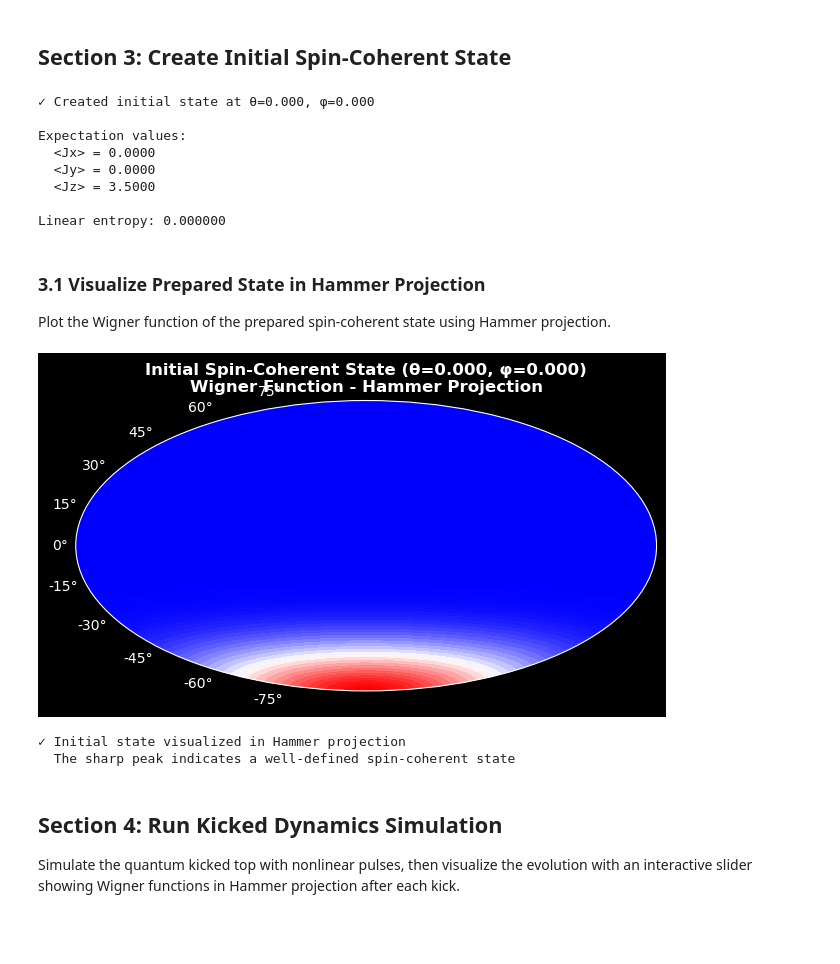
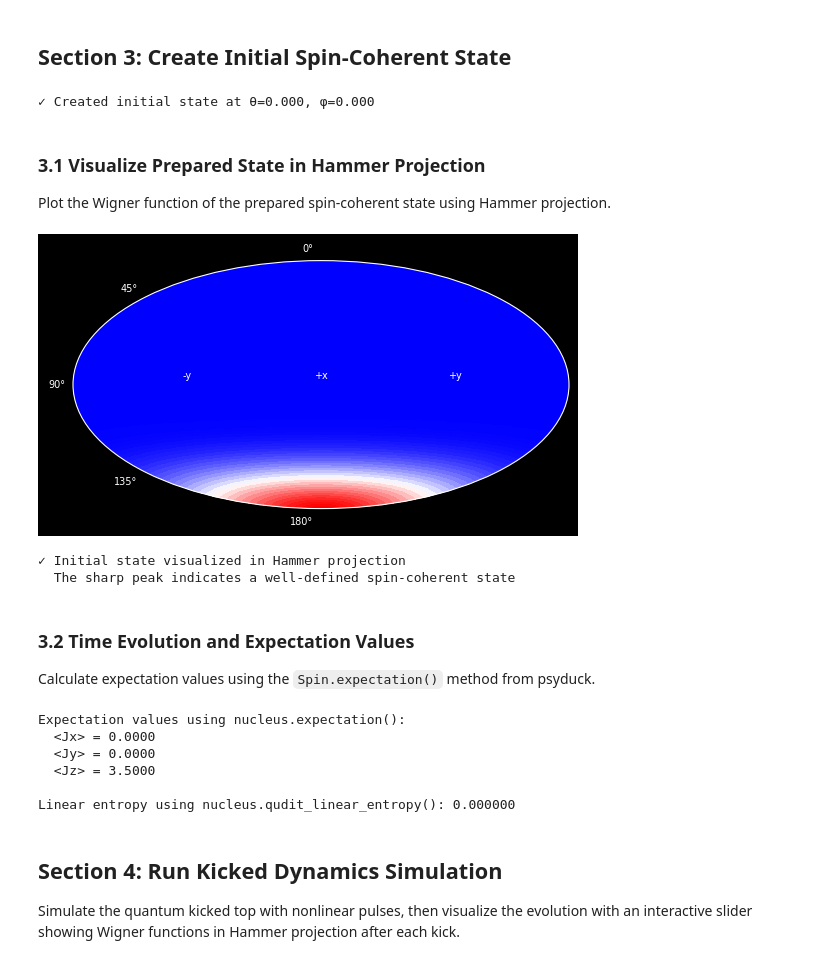
Before and after one commit to arjenvaartjes/Psyduck, a Jupyter notebook: examples/chaosqkt/ChaosQKT_psyduck.ipynb, the cells around one changed output. Drawn from its saved outputs; the diff is of its cells as text; code cells hidden in the pictures; blank space fills up the shorter version.

```diff
--- a/examples/chaosqkt/ChaosQKT_psyduck.ipynb
+++ b/examples/chaosqkt/ChaosQKT_psyduck.ipynb
@@ -64,59 +72,61 @@ print(f"✓ Spin operators created (shape: {Ix.shape})")
 theta = 0
 phi = 0
 
-psi_initial = qkt.initial_state(theta, phi, I)
+# Use the spin.py method to create the displaced coherent state
+nucleus.make_displaced_coherent_state(theta=theta, phi=phi)
+psi_initial = nucleus.state
 
 print(f"✓ Created initial state at θ={theta:.3f}, φ={phi:.3f}")
-
-# Calculate expectation values using ChaosQKT_pd_functions
-exp_vals = qkt.qudit_exp(psi_initial, I)
-print(f"\nExpectation values:")
-print(f"  <Jx> = {exp_vals[0]:.4f}")
-print(f"  <Jy> = {exp_vals[1]:.4f}")
-print(f"  <Jz> = {exp_vals[2]:.4f}")
-
-# Calculate entropy
-entropy = qkt.qudit_linear_entropy(psi_initial, I)
-print(f"\nLinear entropy: {entropy:.6f}")
 # %% [output]
 ✓ Created initial state at θ=0.000, φ=0.000
-
-Expectation values:
-  <Jx> = 0.0000
-  <Jy> = 0.0000
-  <Jz> = 3.5000
-
-Linear entropy: 0.000000
 # %% [markdown]
 ### 3.1 Visualize Prepared State in Hammer Projection
 
 Plot the Wigner function of the prepared spin-coherent state using Hammer projection.
 # %%
 # Visualize the prepared state using psyduck's wigner_plot_hammer
-fig, ax = wigner_plot_hammer(
+fig, ax, _ = wigner_plot_hammer(
     psi_initial,
     n_theta=101,
     n_phi=201,
     cmap='bwr'
 )
-
-# Customize the plot
-ax.set_title(
-    f'Initial Spin-Coherent State (θ={theta:.3f}, φ={phi:.3f})\n'
-    f'Wigner Function - Hammer Projection',
-    fontsize=12,
-    fontweight='bold'
-)
-
-plt.tight_layout()
 plt.show()
 
 print("✓ Initial state visualized in Hammer projection")
 print(f"  The sharp peak indicates a well-defined spin-coherent state")
 # %% [output]
-[figure, old version]
+[figure, new version]
 ✓ Initial state visualized in Hammer projection
   The sharp peak indicates a well-defined spin-coherent state
+# %% [markdown]
+### 3.2 Time Evolution and Expectation Values
+
+Calculate expectation values using the `Spin.expectation()` method from psyduck.
+# %%
+# Get spin operators
+Ix, Iy, Iz = nucleus.get_spin_operators()
+
+# Calculate expectation values using Spin.expectation() method
+exp_Ix = nucleus.expectation(Ix)
+exp_Iy = nucleus.expectation(Iy)
+exp_Iz = nucleus.expectation(Iz)
+
+print(f"\nExpectation values using nucleus.expectation():")
+print(f"  <Jx> = {exp_Ix:.4f}")
+print(f"  <Jy> = {exp_Iy:.4f}")
+print(f"  <Jz> = {exp_Iz:.4f}")
+
+# Calculate linear entropy using nucleus.qudit_linear_entropy() method
+entropy = nucleus.qudit_linear_entropy()
+print(f"\nLinear entropy using nucleus.qudit_linear_entropy(): {entropy:.6f}")
+# %% [output]
+Expectation values using nucleus.expectation():
+  <Jx> = 0.0000
+  <Jy> = 0.0000
+  <Jz> = 3.5000
+
+Linear entropy using nucleus.qudit_linear_entropy(): 0.000000
 # %% [markdown]
 ## Section 4: Run Kicked Dynamics Simulation
 
```
Also changed, not shown: parts of 22 cells of this notebook, 41 other files.
